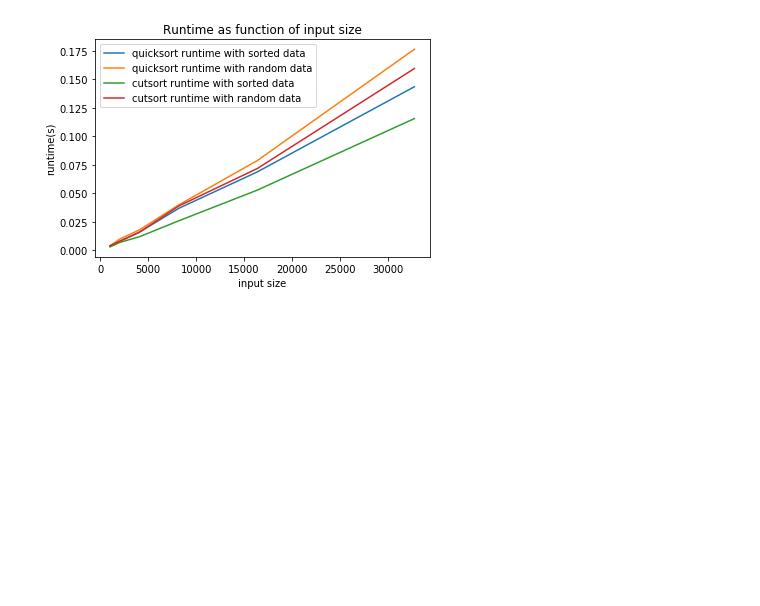
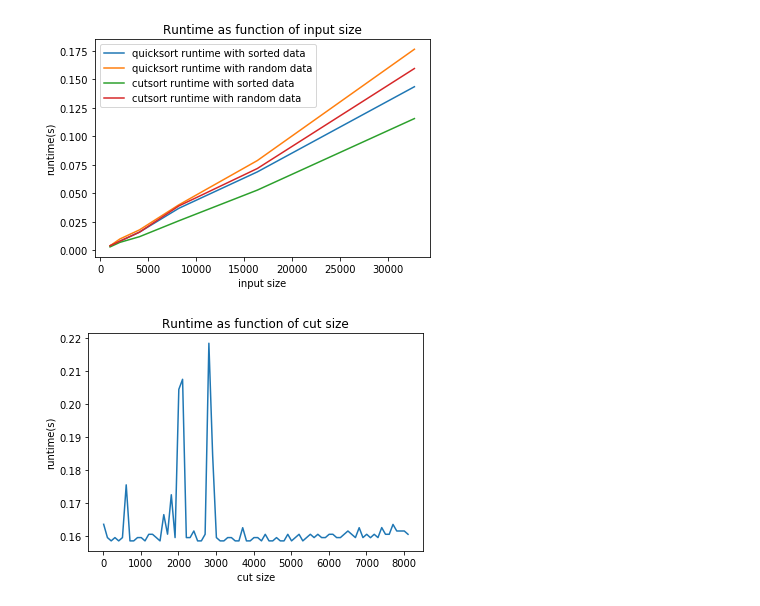
Before and after one commit to markblitz/RU_573_HW, a Jupyter notebook: HW2/Q5/Q5.ipynb, the cells around one changed output. Drawn from its saved outputs; the diff is of its cells as text; code cells hidden in the pictures; blank space fills up the shorter version.

```diff
--- a/HW2/Q5/Q5.ipynb
+++ b/HW2/Q5/Q5.ipynb
@@ -152,3 +152,10 @@ plt.savefig('./result/runtime vs input.jpg')
 plt.show()
 # %% [output]
 [figure]
+# %%
+input_length = len(input_32768_1)
+cut_runtime = []
+cut_size =[]
+for i in range(10, input_length//4, 100):
+    cut_size.append(i)
+    cut_runtime.append(CutSort(input_32768_1, 0, input_length-1, i))
@@ -154,0 +164,13 @@ plt.show()
+# %%
+plt.figure()
+plt.plot(cut_size, cut_runtime)
+#plt.legend(loc='upper left')
+plt.title('Runtime as function of cut size')
+plt.xlabel('cut size')
+plt.ylabel('runtime(s)')
+#ax = plt.gca()
+#ax.get_yaxis().get_major_formatter().set_scientific(False)
+plt.savefig('./result/runtime vs cut.jpg')
+plt.show()
+# %% [output]
+[figure, added]
```
Also changed, not shown: parts of 1 cell of this notebook, 6 other files.
